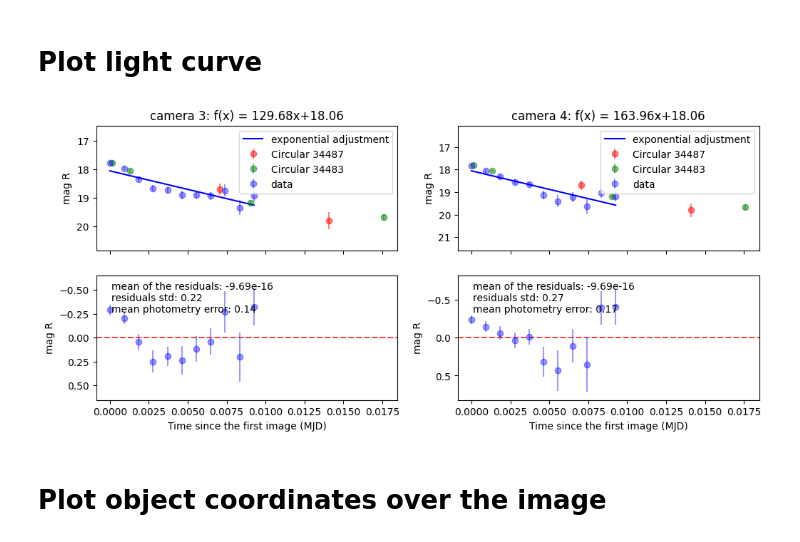
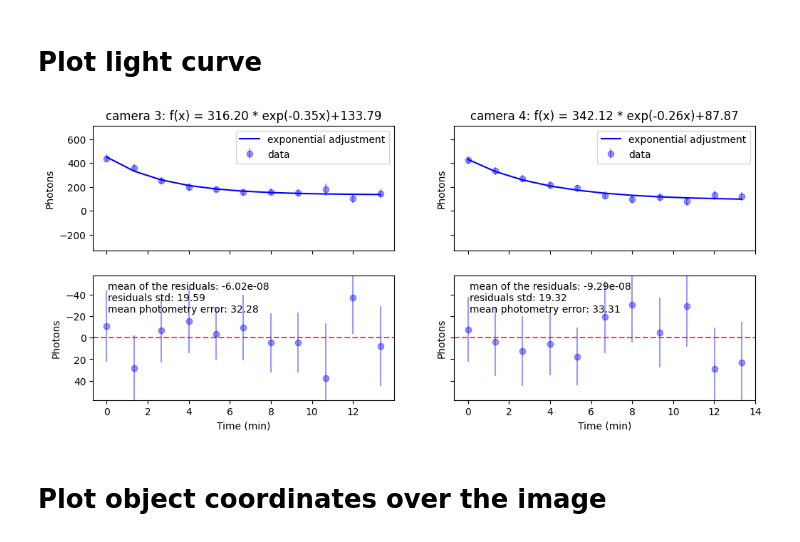
Before and after one commit to DBernardes/Tools-for-the-MOPTOP-pipeline-products, a Jupyter notebook: photometry_extraction.ipynb, the cells around one changed output. Saved outputs shown, nothing was run; the diff lists cells and outputs as text; code cells hidden in the pictures.

Commit message:
implementing the graphic for the pol and phase of a star

```diff
--- a/photometry_extraction.ipynb
+++ b/photometry_extraction.ipynb
@@ -22,6 +22,7 @@ src_path = os.path.join(
     experiment,
     f"{_set} set",
     "combined images",
+    "all positions",
 )
 
 
@@ -33,7 +34,7 @@ plt.imshow(
     image, vmax=median + 7 * std, vmin=median - 3 * std, origin="lower", cmap="gray"
 )
 
-csv_file = os.path.join(src_path, "..", f"objects coordinates.csv")
+csv_file = os.path.join(src_path, "..", "..", "setup", f"objects coordinates.csv")
 df = pd.read_csv(csv_file)
 objects = {
     "name": df["name"],
@@ -145,7 +128,7 @@ def monoExp(x, a, b, c):
 def read_csv_files(comparison_magnitude):
     cand, comp_1 = [], []
     for _set in ["first"]:
-        csv_path = os.path.join(src_path, "..", "csv")
+        csv_path = os.path.join(src_path, "..", "..", "photometry")
         csv_file = os.path.join(csv_path, f"comparison_cam{camera}.csv")
         comp_1.append(pd.read_csv(csv_file))
         csv_file = os.path.join(csv_path, f"original_cam{camera}.csv")
@@ -163,8 +146,9 @@ def read_csv_files(comparison_magnitude):
     )
 
     mjd = df["mjd"][:n]
+    mjd = (mjd - mjd[0]) * 24 * 60
 
-    return mjd, star_mag, star_mag_err
+    return mjd, cand, cand_err
 
 
 def calc_obj_magnitude(star_photons, star_err, comp_photons, comp_err, mag_comparison):
@@ -192,7 +176,7 @@ def calc_linear_adjust(x, y):
 
 
 def plot_light_curve(ax, mjd, cand, cand_err, exp_adjust, adjus_param, n_std=1):
-    a, b = adjus_param
+    a, b, c = adjus_param
     mean = np.mean(cand)
     std = np.std(cand)
     ax.errorbar(
@@ -200,11 +184,11 @@ def plot_light_curve(ax, mjd, cand, cand_err, exp_adjust, adjus_param, n_std=1):
     )
 
     ax.plot(mjd, exp_adjust, "b-", label="exponential adjustment")
-    ax.set_title(f"camera {camera}: f(x) = {a:.2f}x+{b:.2f}")
+    ax.set_title(f"camera {camera}: f(x) = {a:.2f} * exp(-{b:.2f}x)+{c:.2f}")
     ax.legend()
     ax.set_ylim(mean - n_std * std, mean + n_std * std)
-    ax.set_ylabel("mag R")
-    ax.invert_yaxis()
+    ax.set_ylabel("Photons")
+    # ax.invert_yaxis()
 
 
 def plot_residuals(ax, cand, cand_err, exp_adjust, n_std=3):
@@ -225,8 +209,8 @@ def plot_residuals(ax, cand, cand_err, exp_adjust, n_std=3):
     ax.set_ylabel("Residuals")
     ax.axhline(mean, color="r", linestyle="--", alpha=0.75)
     ax.set_ylim(mean - n_std * std, mean + n_std * std)
-    ax.set_xlabel("Time since the first image (MJD)")
-    ax.set_ylabel("mag R")
+    ax.set_xlabel("Time (min)")
+    ax.set_ylabel("Photons")
     ax.invert_yaxis()
     ax.annotate(
         f"mean of the residuals: {mean:.2e}\nresiduals std: {std:.2f}\nmean photometry error: {np.mean(cand_err):.2f}",
@@ -247,42 +231,40 @@ def plot_circular_data(mjd_start: float, ax):
         n = 4
 
         mjd = [Time(value, format="isot").to_value("mjd") for value in utc] - mjd_start
         mag = df["Rmag"]
         err = df["err"]
 
         ax.errorbar(
             mjd[:n],
             mag[:n],
             err[:n],
             marker="o",
             color=["r", "g"][idx],
             label="Circular " + circular,
             alpha=0.5,
             ls="none",
         )
 
 
 comparison_magnitude = 14.406
 
-fig, axs = plt.subplots(2, 2, figsize=(12, 5), sharex="col")
+fig, axs = plt.subplots(2, 2, figsize=(12, 5), sharex="col", sharey="row")
 for camera in [3, 4]:
-    mjd, star_mag, star_mag_err = read_csv_files(comparison_magnitude)
-    mjd_start = mjd[0]
-    mjd -= mjd_start
-    exp_adjust, *adjus_param = calc_linear_adjust(mjd, star_mag)
+    mjd, star, star_err = read_csv_files(comparison_magnitude)
+
+    exp_adjust, *adjus_param = calc_exponential_adjust(mjd, star)
 
     ax = axs[0, camera - 3]
-    plot_circular_data(mjd_start, ax)
-    plot_light_curve(ax, mjd, star_mag, star_mag_err, exp_adjust, adjus_param, 5)
+    plot_light_curve(ax, mjd, star, star_err, exp_adjust, adjus_param, 5)
 
     ax = axs[1, camera - 3]
-    plot_residuals(ax, star_mag, star_mag_err, exp_adjust, 3)
+    plot_residuals(ax, star, star_err, exp_adjust, 3)
 
 
 plt.savefig(os.path.join(src_path, "..", "light_curve.png"))
 plt.show()
 # %% [output]
-[figure, old version]
+[figure, new version]
 # %% [markdown]
 # Plot object coordinates over the image
 # %%
```
Also changed, not shown: parts of 1 cell of this notebook, 8 other files.
